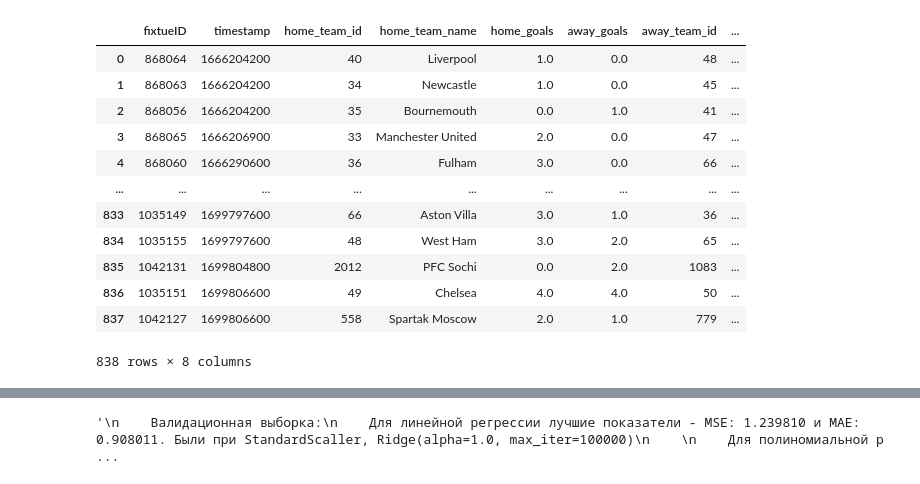
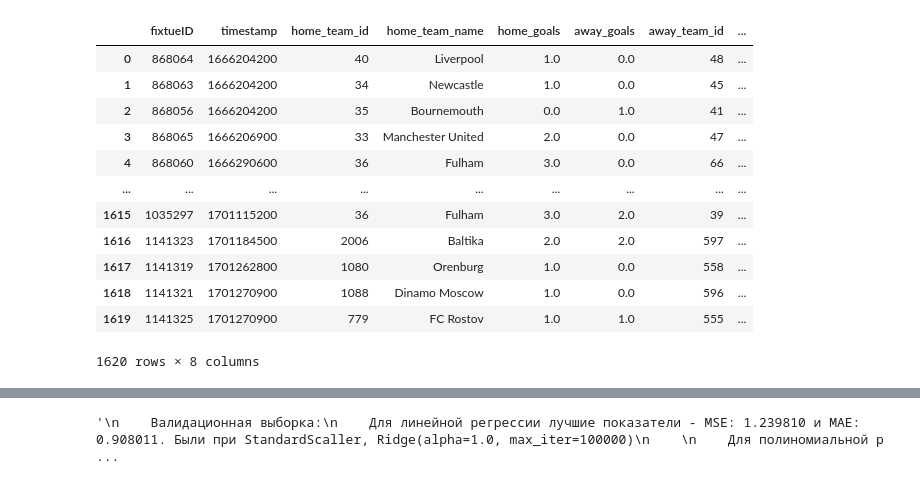
Before and after one commit to Artemirks/football-neuron-system, a Jupyter notebook: server/src/neural/train.ipynb, the cells around one changed output, grey strips where cells are left out. Cells and saved outputs as stored; diff of their text form; code cells hidden in the pictures.

```diff
--- a/server/src/neural/train.ipynb
+++ b/server/src/neural/train.ipynb
@@ -91,8 +91,24 @@ data_kubokRFPL23 = data_kubokRFPL23[data_kubokRFPL23['home_team_id'].isin(data_R
                  data_RFPL23['home_team_id'].unique())]
 data_RFPL23 = data_RFPL23.merge(data_kubokRFPL23, how='outer').sort_values('timestamp').reset_index(drop=True)
 data_RFPL23.reset_index(inplace=True, drop=True)
+# %%
+data_BUNDES23 = pd.read_csv('elo/csv/Germany/2023/Bundes.csv')
+data_kubokBUNDES23 = pd.read_csv('elo/csv/Germany/2023/DFB.csv')
+data_kubokBUNDES23 = data_kubokBUNDES23[data_kubokBUNDES23['home_team_id'].isin(data_BUNDES23['home_team_id'].unique()) & data_kubokBUNDES23['away_team_id'].isin(
+                 data_BUNDES23['home_team_id'].unique())]
+data_BUNDES23 = data_BUNDES23.merge(data_kubokBUNDES23, how='outer').sort_values('timestamp').reset_index(drop=True)
+data_BUNDES23.reset_index(inplace=True, drop=True)
+# %%
+data_SERIE23 = pd.read_csv('elo/csv/Italy/2023/SeriaA.csv')
+data_kubokSERIE23 = pd.read_csv('elo/csv/Italy/2023/KUBOK.csv')
+data_kubokSERIE23 = data_kubokSERIE23[data_kubokSERIE23['home_team_id'].isin(data_SERIE23['home_team_id'].unique()) & data_kubokSERIE23['away_team_id'].isin(
+                 data_SERIE23['home_team_id'].unique())]
+data_SERIE23 = data_SERIE23.merge(data_kubokSERIE23, how='outer').sort_values('timestamp').reset_index(drop=True)
+data_SERIE23.reset_index(inplace=True, drop=True)
 # %%
 all_data = data_PL23.merge(data_RFPL23, how='outer').sort_values('timestamp').reset_index(drop=True)
+all_data = all_data.merge(data_BUNDES23, how='outer').sort_values('timestamp').reset_index(drop=True)
+all_data = all_data.merge(data_SERIE23, how='outer').sort_values('timestamp').reset_index(drop=True)
 # 22 год
 data_PL22 = pd.read_csv('elo/csv/England/2022/PL.csv')
 data_kubokPL22 = pd.read_csv('elo/csv/England/2022/cup.csv')
@@ -114,3 +130,17 @@ data_kubokRFPL22 = data_kubokRFPL22[data_kubokRFPL22['home_team_id'].isin(data_R
                  data_RFPL22['home_team_id'].unique())]
 data_RFPL22 = data_RFPL22.merge(data_kubokRFPL22, how='outer').sort_values('timestamp').reset_index(drop=True)
 data_RFPL22.reset_index(inplace=True, drop=True)
+# %%
+data_BUNDES22 = pd.read_csv('elo/csv/Germany/2022/Bundes.csv')
+data_kubokBUNDES22 = pd.read_csv('elo/csv/Germany/2022/DFB.csv')
+data_kubokBUNDES22 = data_kubokBUNDES22[data_kubokBUNDES22['home_team_id'].isin(data_BUNDES22['home_team_id'].unique()) & data_kubokBUNDES22['away_team_id'].isin(
+                 data_BUNDES22['home_team_id'].unique())]
+data_BUNDES22 = data_BUNDES22.merge(data_kubokBUNDES22, how='outer').sort_values('timestamp').reset_index(drop=True)
+data_BUNDES22.reset_index(inplace=True, drop=True)
+
+data_SERIE22 = pd.read_csv('elo/csv/Italy/2022/SeriaA.csv')
+data_kubokSERIE22 = pd.read_csv('elo/csv/Italy/2022/KUBOK.csv')
+data_kubokSERIE22 = data_kubokSERIE22[data_kubokSERIE22['home_team_id'].isin(data_SERIE22['home_team_id'].unique()) & data_kubokSERIE22['away_team_id'].isin(
+                 data_SERIE22['home_team_id'].unique())]
+data_SERIE22 = data_SERIE22.merge(data_kubokSERIE22, how='outer').sort_values('timestamp').reset_index(drop=True)
+data_SERIE22.reset_index(inplace=True, drop=True)
@@ -117,25 +166,29 @@ data_RFPL22.reset_index(inplace=True, drop=True)
 # %%
 #формирование выборки для обучения
 general_eng = data_PL22.iloc[100:410].reset_index(drop=True)
 general_rus = (data_RFPL22.iloc[80:]).reset_index(drop=True)
+general_bundes = data_BUNDES22.iloc[100:318].reset_index(drop=True)
+general_italy = data_SERIE22.iloc[100:].reset_index(drop=True)
 all_general = general_eng.merge(general_rus, how='outer')
+all_general = all_general.merge(general_bundes, how='outer')
+all_general = all_general.merge(general_italy, how='outer')
 all_general = all_general.merge(all_data, how='outer')
 all_general.sort_values('timestamp').reset_index(drop=True, inplace=True)
 all_general
 # %% [output]
 |  | fixtueID | timestamp | home_team_id | home_team_name | home_goals | away_goals | away_team_id | ... |
 | 0 | 868064 | 1666204200 | 40 | Liverpool | 1.0 | 0.0 | 48 | ... |
 | 1 | 868063 | 1666204200 | 34 | Newcastle | 1.0 | 0.0 | 45 | ... |
 | 2 | 868056 | 1666204200 | 35 | Bournemouth | 0.0 | 1.0 | 41 | ... |
 | 3 | 868065 | 1666206900 | 33 | Manchester United | 2.0 | 0.0 | 47 | ... |
 | 4 | 868060 | 1666290600 | 36 | Fulham | 3.0 | 0.0 | 66 | ... |
 | ... | ... | ... | ... | ... | ... | ... | ... | ... |
-| 833 | 1035149 | 1699797600 | 66 | Aston Villa | 3.0 | 1.0 | 36 | ... |
-| 834 | 1035155 | 1699797600 | 48 | West Ham | 3.0 | 2.0 | 65 | ... |
-| 835 | 1042131 | 1699804800 | 2012 | PFC Sochi | 0.0 | 2.0 | 1083 | ... |
-| 836 | 1035151 | 1699806600 | 49 | Chelsea | 4.0 | 4.0 | 50 | ... |
-| 837 | 1042127 | 1699806600 | 558 | Spartak Moscow | 2.0 | 1.0 | 779 | ... |
+| 1615 | 1035297 | 1701115200 | 36 | Fulham | 3.0 | 2.0 | 39 | ... |
+| 1616 | 1141323 | 1701184500 | 2006 | Baltika | 2.0 | 2.0 | 597 | ... |
+| 1617 | 1141319 | 1701262800 | 1080 | Orenburg | 1.0 | 0.0 | 558 | ... |
+| 1618 | 1141321 | 1701270900 | 1088 | Dinamo Moscow | 1.0 | 0.0 | 596 | ... |
+| 1619 | 1141325 | 1701270900 | 779 | FC Rostov | 1.0 | 1.0 | 555 | ... |
-838 rows × 8 columns
+1620 rows × 8 columns
 # %%
 match_data = pd.read_csv('match_data.csv',index_col='id')
 # %%
```
Also changed, not shown: parts of 17 cells of this notebook, 41 other files.
